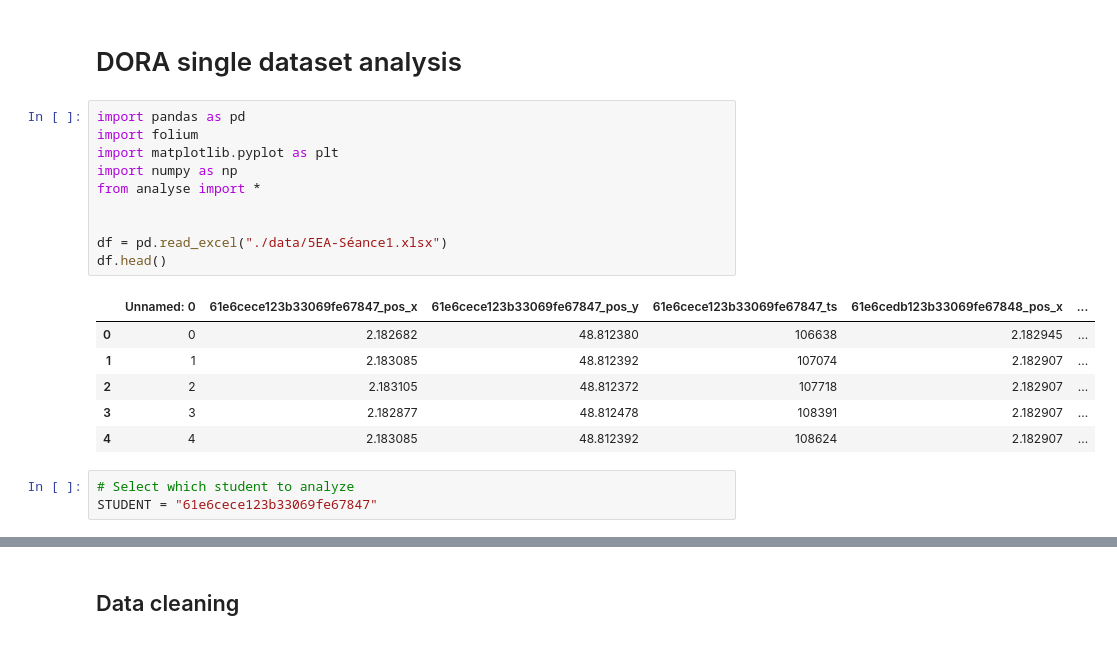
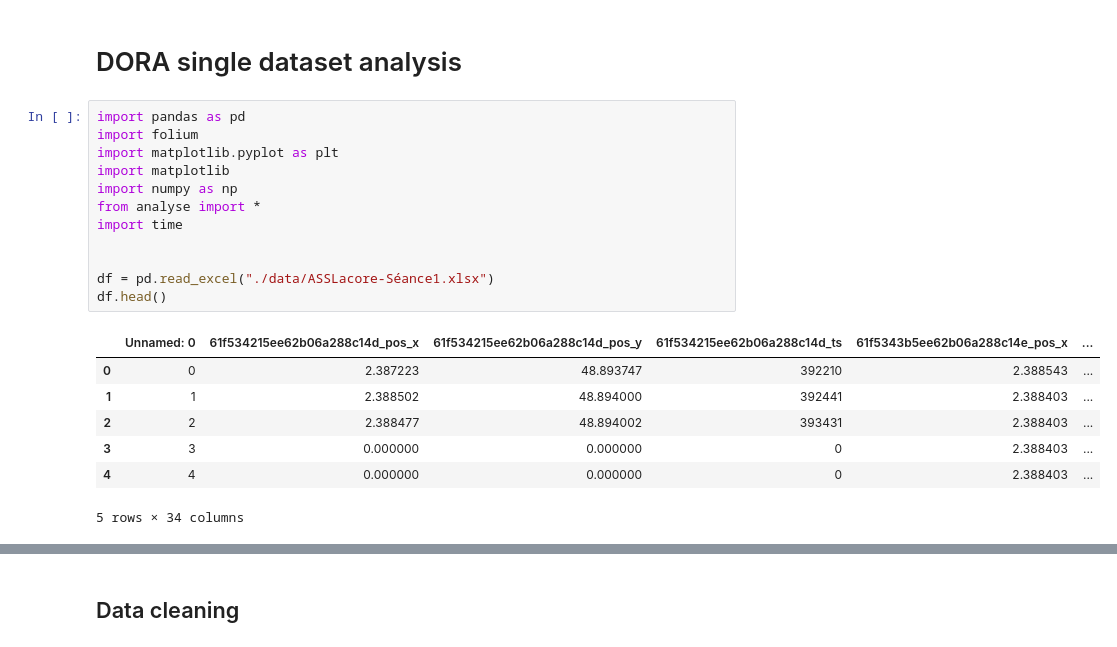
Before and after one commit to severinferard/dora-notebooks, a Jupyter notebook: analysis.ipynb, the cells around one changed output, grey strips where cells are left out. Cells and saved outputs as stored; diff of their text form.

```diff
--- a/analysis.ipynb
+++ b/analysis.ipynb
@@ -3,20 +3,20 @@
 # %%
 import pandas as pd
 import folium
 import matplotlib.pyplot as plt
+import matplotlib
 import numpy as np
 from analyse import *
+import time
 
 
-df = pd.read_excel("./data/5EA-Séance1.xlsx")
+df = pd.read_excel("./data/ASSLacore-Séance1.xlsx")
 df.head()
 # %% [output]
-|  | Unnamed: 0 | 61e6cece123b33069fe67847_pos_x | 61e6cece123b33069fe67847_pos_y | 61e6cece123b33069fe67847_ts | 61e6cedb123b33069fe67848_pos_x | ... |
-| 0 | 0 | 2.182682 | 48.812380 | 106638 | 2.182945 | ... |
-| 1 | 1 | 2.183085 | 48.812392 | 107074 | 2.182907 | ... |
-| 2 | 2 | 2.183105 | 48.812372 | 107718 | 2.182907 | ... |
-| 3 | 3 | 2.182877 | 48.812478 | 108391 | 2.182907 | ... |
-| 4 | 4 | 2.183085 | 48.812392 | 108624 | 2.182907 | ... |
+|  | Unnamed: 0 | 61f534215ee62b06a288c14d_pos_x | 61f534215ee62b06a288c14d_pos_y | 61f534215ee62b06a288c14d_ts | 61f5343b5ee62b06a288c14e_pos_x | ... |
+| 0 | 0 | 2.387223 | 48.893747 | 392210 | 2.388543 | ... |
+| 1 | 1 | 2.388502 | 48.894000 | 392441 | 2.388403 | ... |
+| 2 | 2 | 2.388477 | 48.894002 | 393431 | 2.388403 | ... |
+| 3 | 3 | 0.000000 | 0.000000 | 0 | 2.388403 | ... |
+| 4 | 4 | 0.000000 | 0.000000 | 0 | 2.388403 | ... |
+5 rows × 34 columns
-# %%
-# Select which student to analyze
-STUDENT = "61e6cece123b33069fe67847"
```
Also changed, not shown: parts of 17 cells of this notebook, 2 other files.
